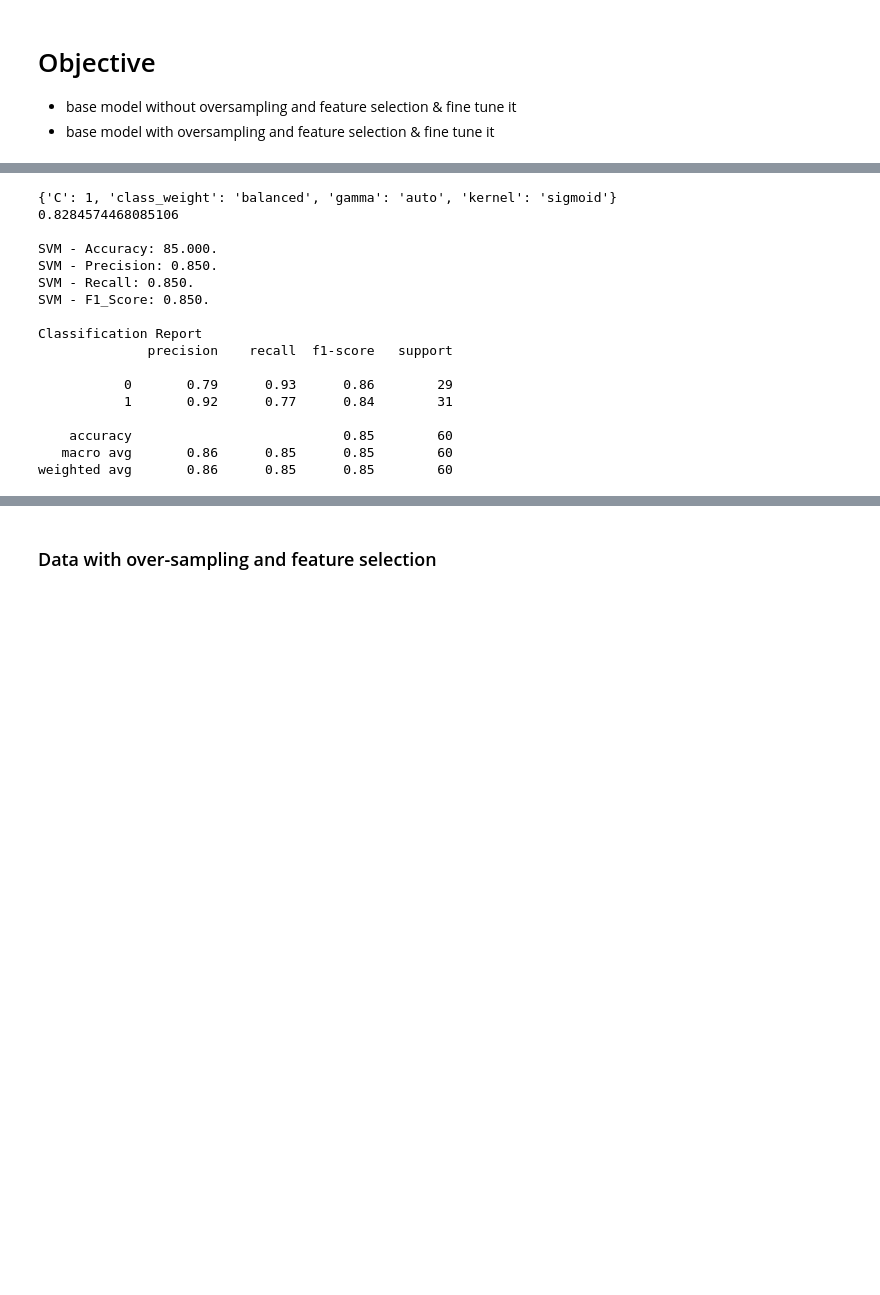
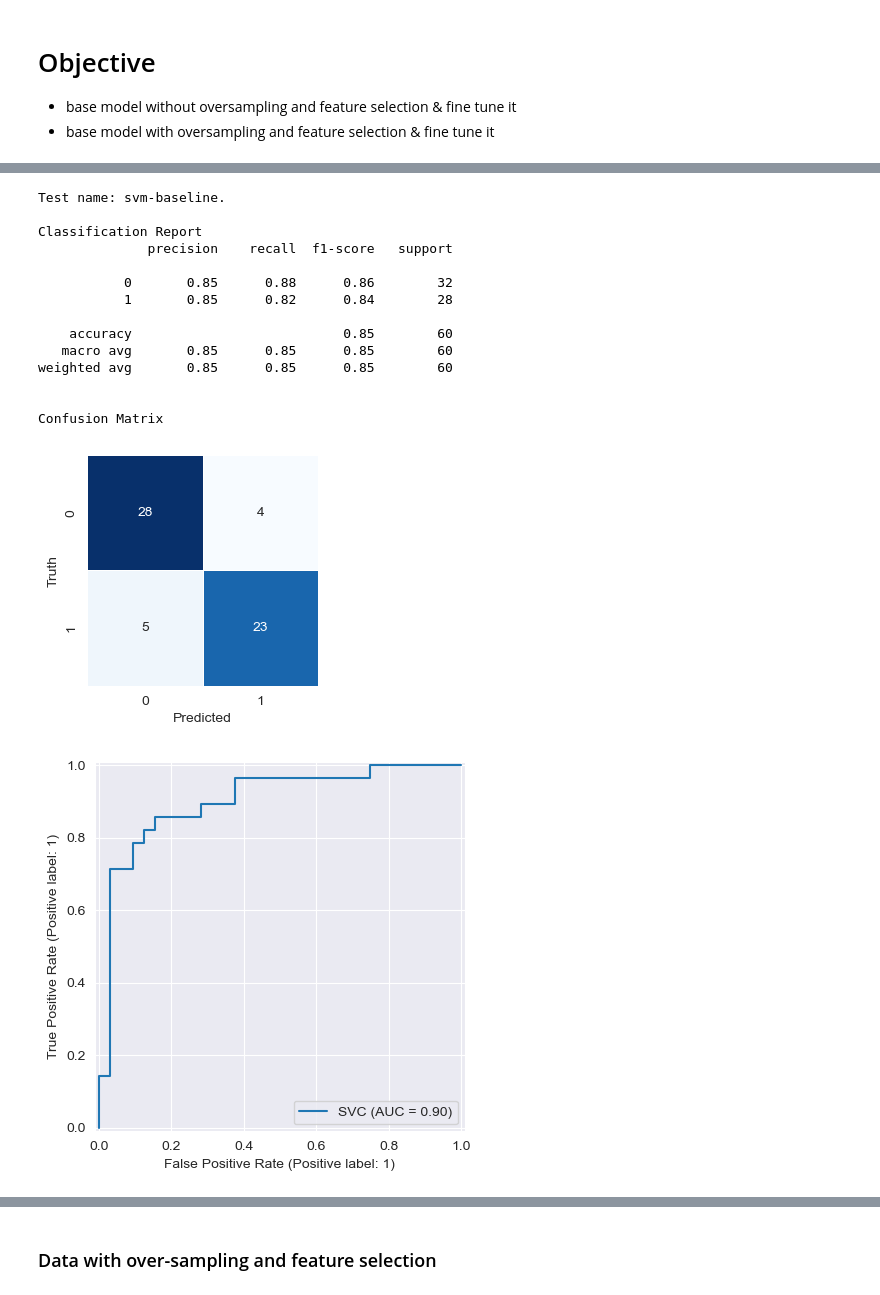
Before and after one commit to everhettoo/heart-disease-analysis, a Jupyter notebook: 4.0-model-svm.ipynb, the cells around one changed output, grey strips where cells are left out. Cells and saved outputs as stored; diff of their text form; code cells hidden in the pictures; blank space fills up the shorter version.

Commit message:
SVM completed, WIP=random, smote, FE

```diff
--- a/4.0-model-svm.ipynb
+++ b/4.0-model-svm.ipynb
@@ -37,16 +83,18 @@ Data shape: (299, 14).
 # %%
 # A function to build base model.
-def build_base_model(x_set, y_set):
-    scaler = StandardScaler()
-    x_set = scaler.fit_transform(x_set)
-    x_train, x_test, y_train, y_test = train_test_split(x_set, y_set, test_size = 0.20, random_state=0)
+# Acknowledgement: Code was referenced from Prof. Mafas Raheem's AML lab-8.
+def build_and_validate_base_model(x_set, y_set, test_name, verbose=False):
+    # Scale and do train/test split.
+    x_train, x_test, y_train, y_test = scale_and_split(x_set, y_set)
 
-    svc= SVC()
+    # Train the model with training set.
+    svc= SVC(verbose=verbose)
     svc.fit(x_train, y_train)
+
+    # Do prediction with the train model.
     y_pred = svc.predict(x_test)
-    acc=accuracy_score(y_test, y_pred)*100
-    print("SVM - Accuracy: {:.3f}.".format(acc))
-    print("\nClassification Report")
-    print(classification_report(y_test, y_pred))
+
+    # Display classification-report, confusion-matrix and ROC curve
+    display_validation_report(y_test, y_pred, x_test, svc, test_name)
 # %%
 # A function to build and fine tune model using GridSearchCV.
@@ -147,4 +167,0 @@ weighted avg       0.87      0.85      0.85        60
-# %%
-X = data.drop(uci.UCIHeartDiseaseData.target, axis=1)
-y = data[uci.UCIHeartDiseaseData.target]
-fine_tune_model_with_random_search_cv(X, y)
@@ -169,22 +168,21 @@ weighted avg       0.87      0.85      0.85        60
-# %%
-X = data.drop(uci.UCIHeartDiseaseData.target, axis=1)
-y = data[uci.UCIHeartDiseaseData.target]
-fine_tune_model_with_grid_search_cv(X, y)
-# %% [output]
-{'C': 1, 'class_weight': 'balanced', 'gamma': 'auto', 'kernel': 'sigmoid'}
-0.8284574468085106
-
-SVM - Accuracy: 85.000.
-SVM - Precision: 0.850.
-SVM - Recall: 0.850.
-SVM - F1_Score: 0.850.
-
-Classification Report
-              precision    recall  f1-score   support
-
-           0       0.79      0.93      0.86        29
-           1       0.92      0.77      0.84        31
-
-    accuracy                           0.85        60
-   macro avg       0.86      0.85      0.85        60
-weighted avg       0.86      0.85      0.85        60
+# %%
+test_name = 'svm-baseline'
+print(f'\nTest name: {test_name}.')
+build_and_validate_base_model(X, y,test_name, verbose=False)
+# %% [output]
+Test name: svm-baseline.
+
+Classification Report
+              precision    recall  f1-score   support
+
+           0       0.85      0.88      0.86        32
+           1       0.85      0.82      0.84        28
+
+    accuracy                           0.85        60
+   macro avg       0.85      0.85      0.85        60
+weighted avg       0.85      0.85      0.85        60
+
+
+Confusion Matrix
+[figure, added]
+[figure, added]
```
Also changed, not shown: parts of 14 cells of this notebook, 1 other file.
